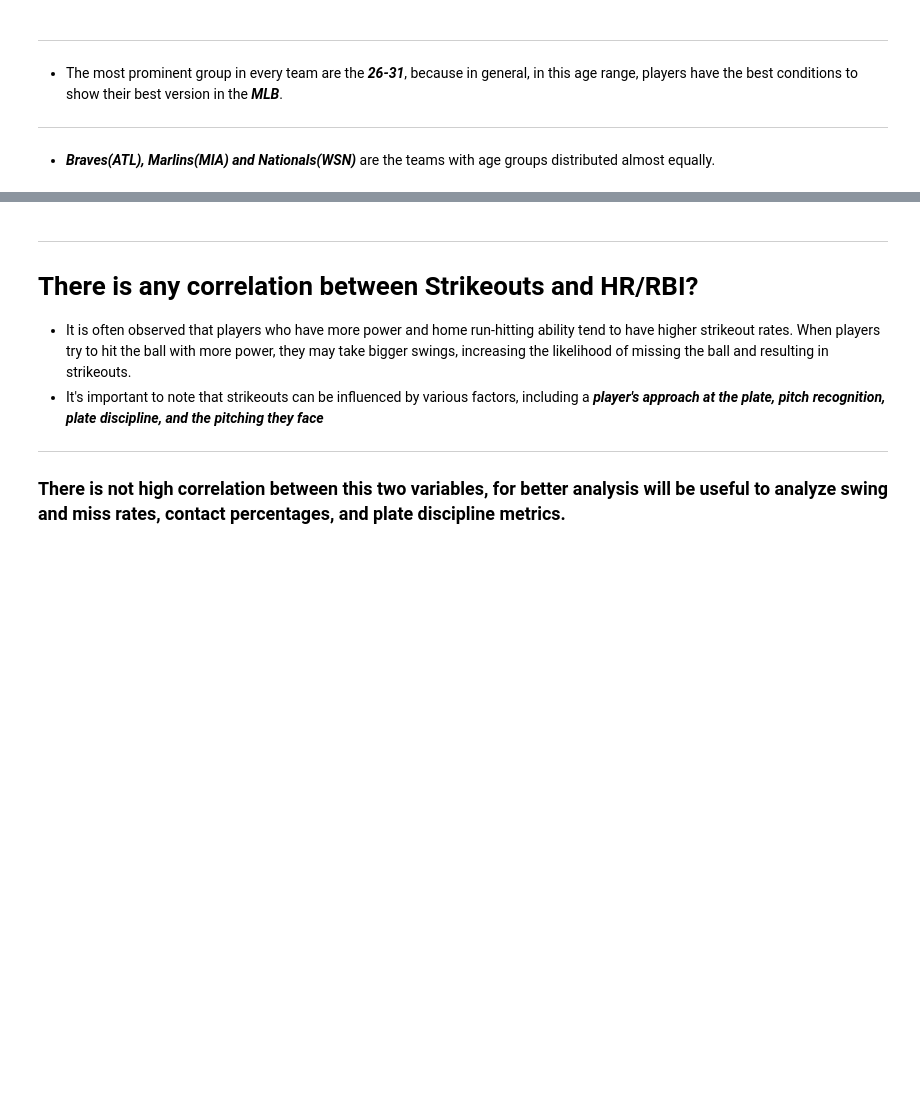
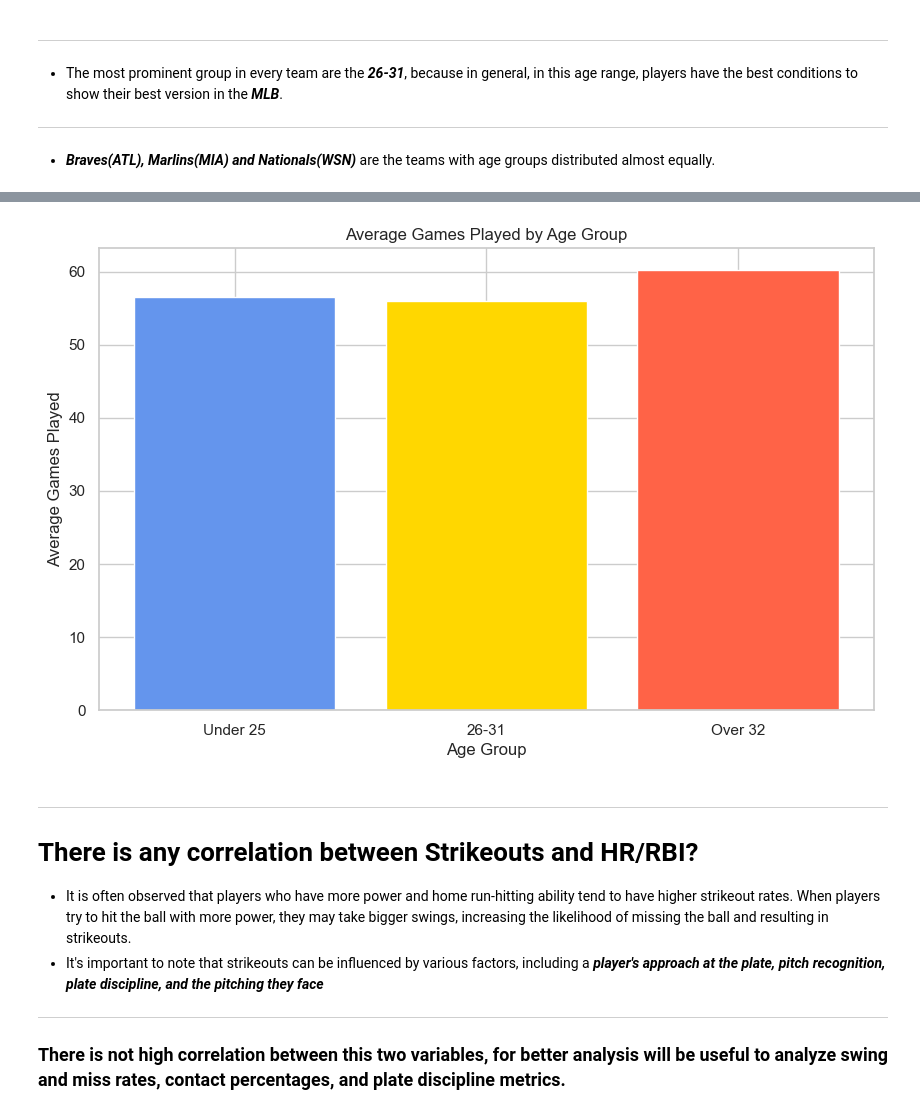
Before and after one commit to eme-eleuce/baseball-2022, a Jupyter notebook: baseball.ipynb, the cells around one changed output, grey strips where cells are left out. Cells and saved outputs as stored; diff of their text form; code cells hidden in the pictures; blank space fills up the shorter version.

```diff
--- a/baseball.ipynb
+++ b/baseball.ipynb
@@ -193,3 +191,15 @@ plt.show()
+# %%
+age_groups = ['Under 25', '26-31', 'Over 32']
+average_games = [avg_games_under_25, avg_games_26_to_31, avg_games_over_32]
+bar_colors1 = ['cornflowerblue', 'gold', 'tomato']
+plt.figure(figsize=(10, 6))
+plt.bar(age_groups, average_games, color= bar_colors1)
+plt.xlabel('Age Group')
+plt.ylabel('Average Games Played')
+plt.title('Average Games Played by Age Group')
+plt.show()
+# %% [output]
+[figure, added]
 # %% [markdown]
 ---
 # There is any correlation between Strikeouts and HR/RBI?
```
Also changed, not shown: parts of 23 cells of this notebook, 3 other files.
